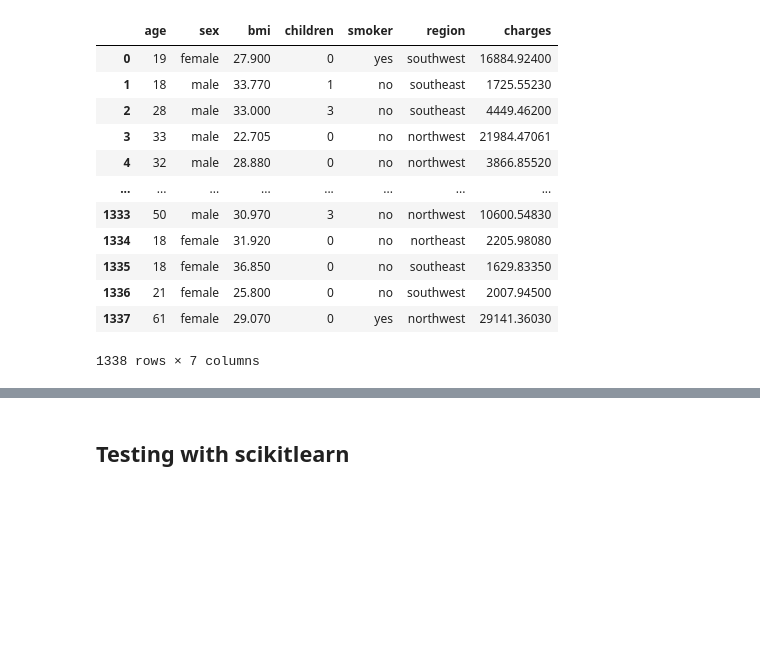
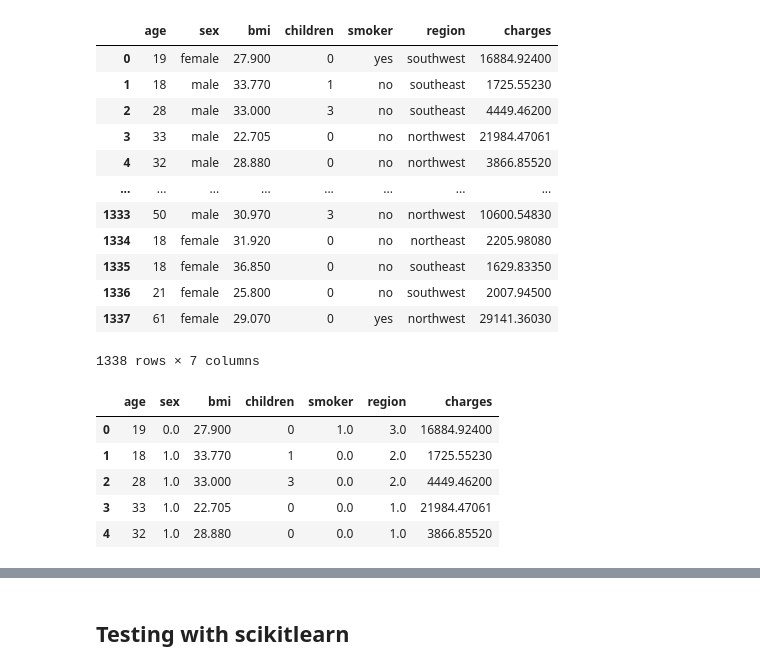
Before and after one commit to syber2020/Linear-Regression-in-Blockhchain, a Jupyter notebook: LR-Python-Web3/MLR/new-codes/LR-CODE-Insurance.ipynb, the cells around one changed output, grey strips where cells are left out. Cells and saved outputs as stored; diff of their text form; code cells hidden in the pictures; blank space fills up the shorter version.

```diff
--- a/LR-Python-Web3/MLR/new-codes/LR-CODE-Insurance.ipynb
+++ b/LR-Python-Web3/MLR/new-codes/LR-CODE-Insurance.ipynb
@@ -22,3 +25,27 @@ df
 | 1336 | 21 | female | 25.800 | 0 | no | southwest | 2007.94500 |
 | 1337 | 61 | female | 29.070 | 0 | yes | northwest | 29141.36030 |
 1338 rows × 7 columns
+# %%
+data1 = df['sex'].to_numpy()
+data2 = df['smoker'].to_numpy()
+data3 = df['region'].to_numpy()
+data1 = data1.reshape(-1,1)
+data2 = data2.reshape(-1,1)
+data3 = data3.reshape(-1,1)
+encoder = OrdinalEncoder()
+result1 = encoder.fit_transform(data1)
+result2 = encoder.fit_transform(data2)
+result3 = encoder.fit_transform(data3)
+
+
+df['sex'] = result1
+df['smoker'] = result2
+df['region'] = result3
+df.head()
+# %% [output]
+|  | age | sex | bmi | children | smoker | region | charges |
+| 0 | 19 | 0.0 | 27.900 | 0 | 1.0 | 3.0 | 16884.92400 |
+| 1 | 18 | 1.0 | 33.770 | 1 | 0.0 | 2.0 | 1725.55230 |
+| 2 | 28 | 1.0 | 33.000 | 3 | 0.0 | 2.0 | 4449.46200 |
+| 3 | 33 | 1.0 | 22.705 | 0 | 0.0 | 1.0 | 21984.47061 |
+| 4 | 32 | 1.0 | 28.880 | 0 | 0.0 | 1.0 | 3866.85520 |
```
Also changed, not shown: parts of 11 cells of this notebook, 13 other files.
